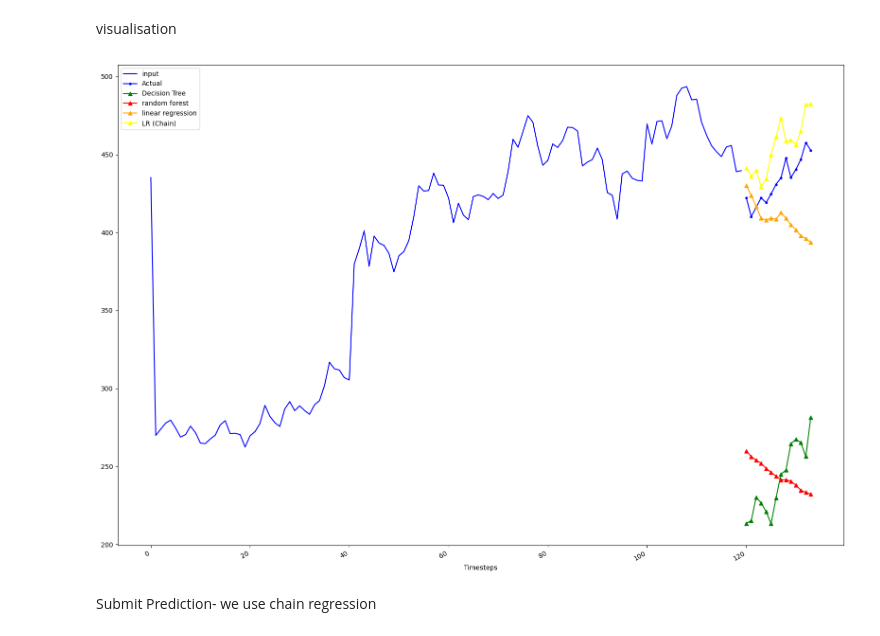
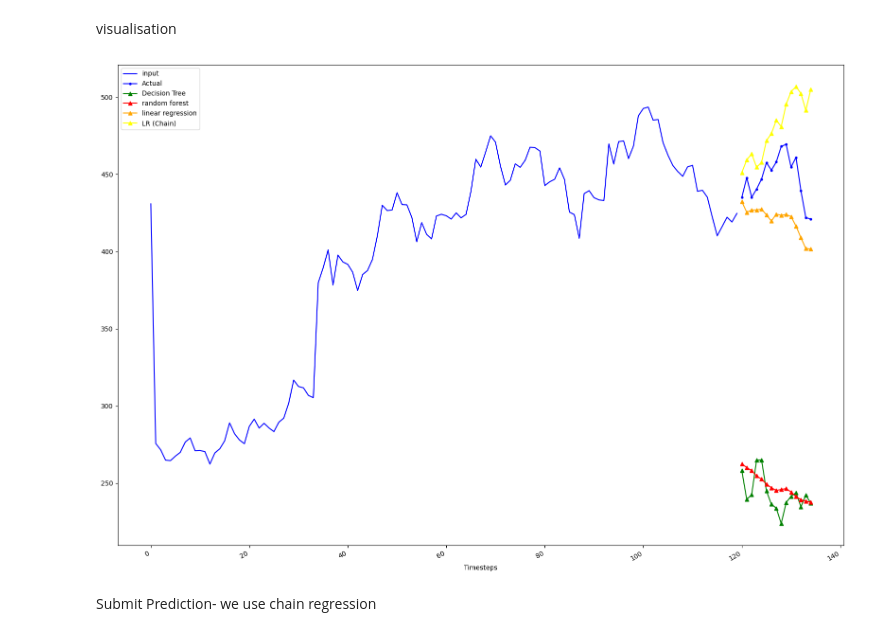
Before and after one commit to ethan-cyj/NUS-Fintech-Project-1, a Jupyter notebook: Ethan_Cheung_Impl_1.ipynb, the cells around one changed output. Saved outputs shown, nothing was run; the diff lists cells and outputs as text; code cells hidden in the pictures.

```diff
--- a/Ethan_Cheung_Impl_1.ipynb
+++ b/Ethan_Cheung_Impl_1.ipynb
@@ -8,0 +55,14 @@ warnings.filterwarnings("ignore")
+# %%
+import yfinance as yf
+
+# Define the ticker symbol of the stock you are interested in
+ticker_symbol = ["^GSPC","QQQ"]  # Apple Inc. as an example
+
+
+# Fetch historical data
+indices = yf.download(ticker_symbol, period="5y", interval="1d")["Close"]
+
+indices["QQQ_Diff"] = indices["QQQ"].diff()
+indices["^GSPC_Diff"] = indices["^GSPC"].diff()
+indices.index = indices.index.strftime('%Y-%m-%d')
+df = df.merge(indices, left_on='Date', right_on='Date', how='left')
@@ -21,7 +122,8 @@ def window_input_output(input_length: int, output_length: int, data: pd.DataFram
     df = df.dropna(axis=0)
     return df
 window = 120
-window_df = window_input_output(window, 14, data) # multiple columns for response variables
+output_length = 15
+window_df = window_input_output(window, output_length, data) # multiple columns for response variables
 full_window_df = data.merge(window_df.drop(columns=["Close"]), left_on='Date', right_on='Date', how='inner')
 # %% [markdown]
 train/test split
@@ -34,11 +136,11 @@ test_size = int(len(df) * 0.1)
 df_train = df.iloc[:train_size]
 df_test = df.iloc[train_size:train_size+test_size]
 # Separate features and target variables
-X = df_train.drop(columns=[f'y_{i}' for i in range(14)])
-y = df_train[[f'y_{i}' for i in range(14)]]
+X = df_train.drop(columns=[f'y_{i}' for i in range(output_length)])
+y = df_train[[f'y_{i}' for i in range(output_length)]]
 tscv = TimeSeriesSplit(n_splits=5, test_size=len(df_train)//10)
 #model needs to predict up to two weeks into future
 #we use expanding windows, enuring within each fold the train data isnt exposed to test data
 # Separate features and target variables
-X_test = df_test.drop(columns=[f'y_{i}' for i in range(14)])
-y_test = df_test[[f'y_{i}' for i in range(14)]]
+X_test = df_test.drop(columns=[f'y_{i}' for i in range(output_length)])
+y_test = df_test[[f'y_{i}' for i in range(output_length)]]
@@ -139,23 +244,23 @@ visualisation
 # %%
 
 #visualise predictions
 fig, ax = plt.subplots(figsize=(16, 11))
 t= 55
 columns = [f'x_{i}' for i in range(1, window)] + ["Close"]
 ax.plot(np.arange(window-1, -1, -1), X_test[columns].iloc[t], 'b-', label='input')
-ax.plot(np.arange(window, window+14, 1), y_test.iloc[t], marker='.', color='blue', label='Actual')
-ax.plot(np.arange(window, window+14, 1), dt_seq_pred[t], marker='^', color='green', label='Decision Tree')
-ax.plot(np.arange(window, window+14, 1), rf_seq_pred[t], marker='^', color='red', label='random forest')
-ax.plot(np.arange(window, window+14, 1), lm_seq_pred[t], marker='^', color='orange', label='linear regression')
-ax.plot(np.arange(window, window+14, 1), lm_chain_pred[t], marker='^', color='yellow', label='LR (Chain)')
+ax.plot(np.arange(window, window+output_length, 1), y_test.iloc[t], marker='.', color='blue', label='Actual')
+ax.plot(np.arange(window, window+output_length, 1), dt_seq_pred[t], marker='^', color='green', label='Decision Tree')
+ax.plot(np.arange(window, window+output_length, 1), rf_seq_pred[t], marker='^', color='red', label='random forest')
+ax.plot(np.arange(window, window+output_length, 1), lm_seq_pred[t], marker='^', color='orange', label='linear regression')
+ax.plot(np.arange(window, window+output_length, 1), lm_chain_pred[t], marker='^', color='yellow', label='LR (Chain)')
 
 ax.set_xlabel('Timesteps')
 plt.legend()
 
 fig.autofmt_xdate()
 plt.tight_layout()
 # %% [output]
-[figure, old version]
+[figure, new version]
 # %% [markdown]
 Submit Prediction- we use chain regression
 # %%
```
Also changed, not shown: parts of 17 cells of this notebook, 6 other files.
